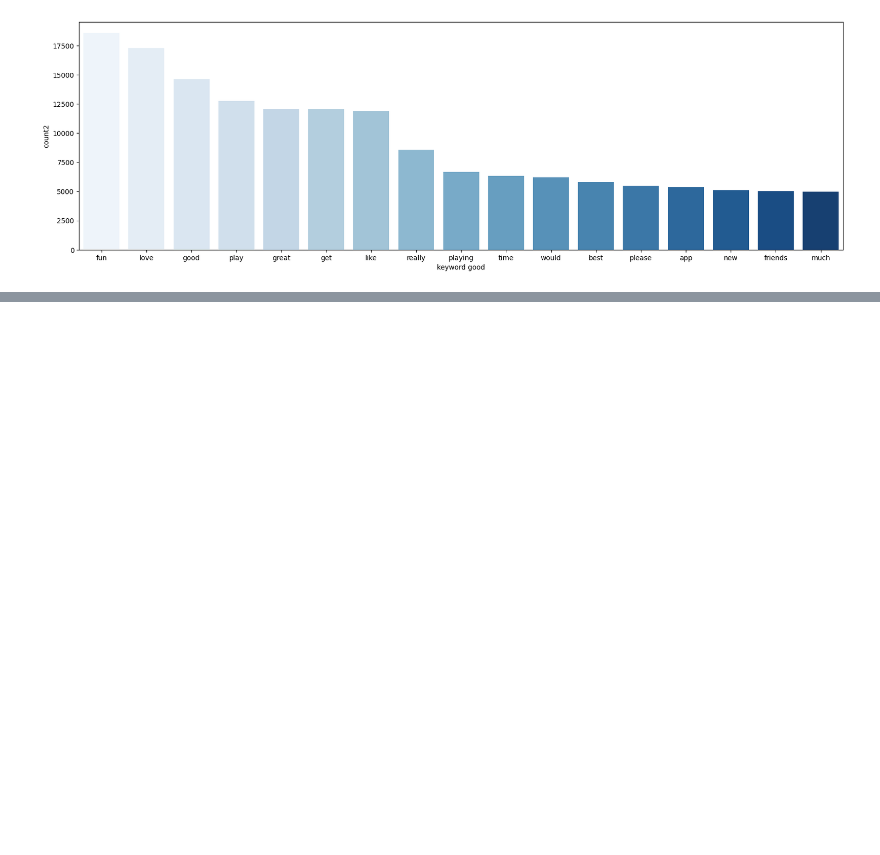
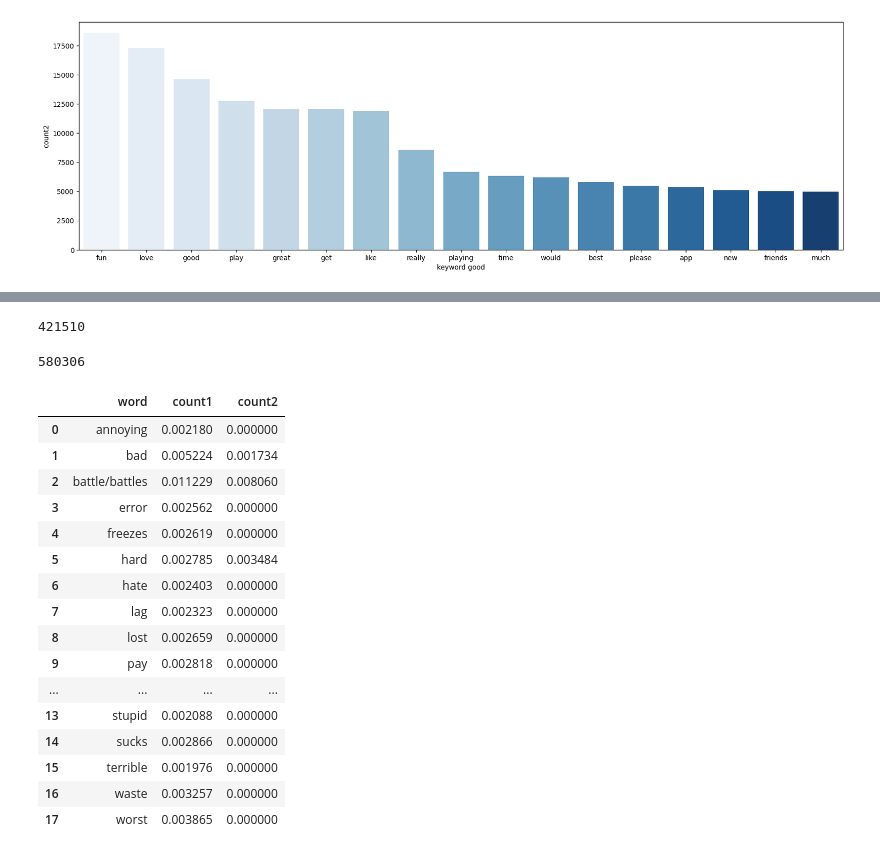
Before and after one commit to jinnykj/PokemonGO-Review-dataset-analysis, a Jupyter notebook: 데이터_시각화_기말_과제.ipynb, the cells around one changed output, grey strips where cells are left out. Cells and saved outputs as stored; diff of their text form; code cells hidden in the pictures; blank space fills up the shorter version.

```diff
--- a/데이터_시각화_기말_과제.ipynb
+++ b/데이터_시각화_기말_과제.ipynb
@@ -548,0 +539,9 @@ plt.show()
+# %%
+sid=SentimentIntensityAnalyzer()
+negativewords = [
+    (word, count) for word, count in badtags if sid.polarity_scores(word)['neg'] > 0.1
+]
+
+
+# 결과 출력
+print(negativewords)
@@ -548,0 +575,5 @@ plt.show()
+# %%
+revneg  = [
+    (word, count) for word, count in goodtags if sid.polarity_scores(word)['neg'] > 0.1
+]
+print(revneg)
@@ -548,0 +607,51 @@ plt.show()
+# %%
+badcount=0
+for word,count in badtags:
+  badcount +=count
+
+print(badcount)
+# %% [output]
+421510
+# %%
+goodcount=0
+for word,count in goodtags:
+  goodcount +=count
+
+print(goodcount)
+# %% [output]
+580306
+# %%
+
+
+# 리스트를 데이터프레임으로 변환
+df1 = pd.DataFrame(updated_list, columns=['word', 'count1'])
+df2 = pd.DataFrame(updated_list2, columns=['word', 'count2'])
+
+# 'word'를 기준으로 병합, 없는 값은 0으로 채움
+merged_df = pd.merge(df1, df2, on='word', how='outer').fillna(0)
+
+# 정수형으로 변환
+merged_df['count1'] = merged_df['count1'].astype(int)
+merged_df['count2'] = merged_df['count2'].astype(int)
+merged_df['count1'] = merged_df['count1']/badcount
+merged_df['count2'] = merged_df['count2']/goodcount
+# 결과 출력
+merged_df
+# %% [output]
+|  | word | count1 | count2 |
+| 0 | annoying | 0.002180 | 0.000000 |
+| 1 | bad | 0.005224 | 0.001734 |
+| 2 | battle/battles | 0.011229 | 0.008060 |
+| 3 | error | 0.002562 | 0.000000 |
+| 4 | freezes | 0.002619 | 0.000000 |
+| 5 | hard | 0.002785 | 0.003484 |
+| 6 | hate | 0.002403 | 0.000000 |
+| 7 | lag | 0.002323 | 0.000000 |
+| 8 | lost | 0.002659 | 0.000000 |
+| 9 | pay | 0.002818 | 0.000000 |
+| ... | ... | ... | ... |
+| 13 | stupid | 0.002088 | 0.000000 |
+| 14 | sucks | 0.002866 | 0.000000 |
+| 15 | terrible | 0.001976 | 0.000000 |
+| 16 | waste | 0.003257 | 0.000000 |
+| 17 | worst | 0.003865 | 0.000000 |
```
Also changed, not shown: parts of 23 cells of this notebook.
